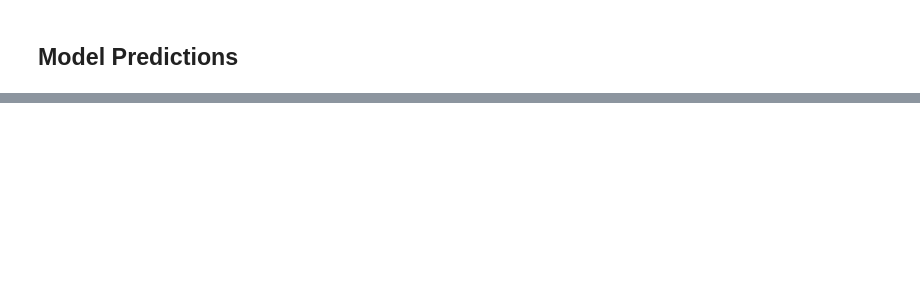
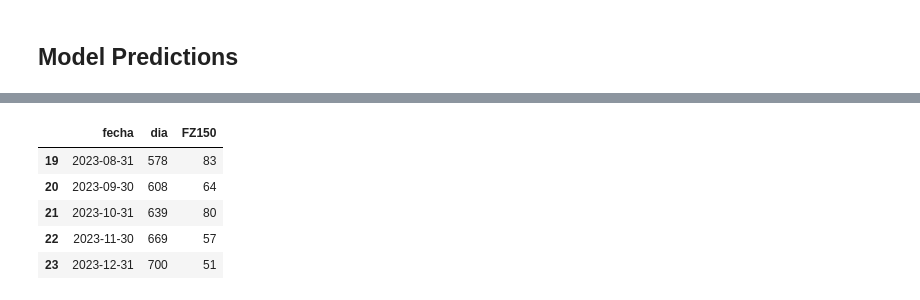
Before and after one commit to jerast/Python, a Jupyter notebook: Project/notebooks/reg_lineal.ipynb, the cells around one changed output, grey strips where cells are left out. Saved outputs shown, nothing was run; the diff lists cells and outputs as text; code cells hidden in the pictures; blank space fills up the shorter version.

```diff
--- a/Project/notebooks/reg_lineal.ipynb
+++ b/Project/notebooks/reg_lineal.ipynb
@@ -307,0 +425,9 @@ General_R2_Results
+# %%
+selected_data[['fecha', 'dia', selected_item]].tail()
+# %% [output]
+|  | fecha | dia | FZ150 |
+| 19 | 2023-08-31 | 578 | 83 |
+| 20 | 2023-09-30 | 608 | 64 |
+| 21 | 2023-10-31 | 639 | 80 |
+| 22 | 2023-11-30 | 669 | 57 |
+| 23 | 2023-12-31 | 700 | 51 |
```
Also changed, not shown: parts of 28 cells of this notebook, 1 other file.
